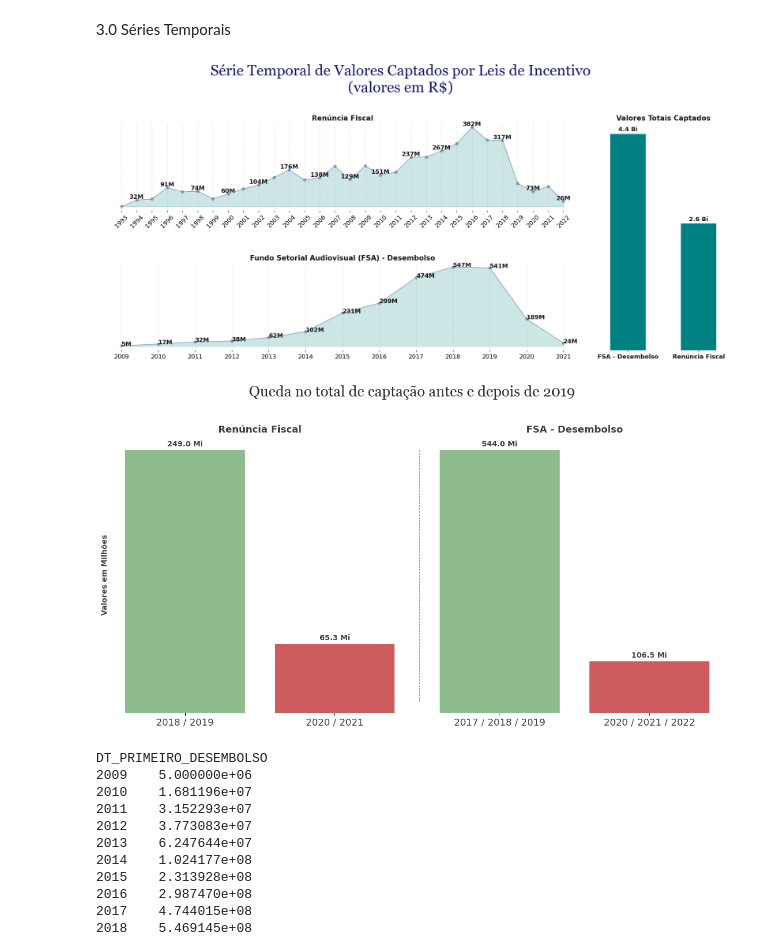
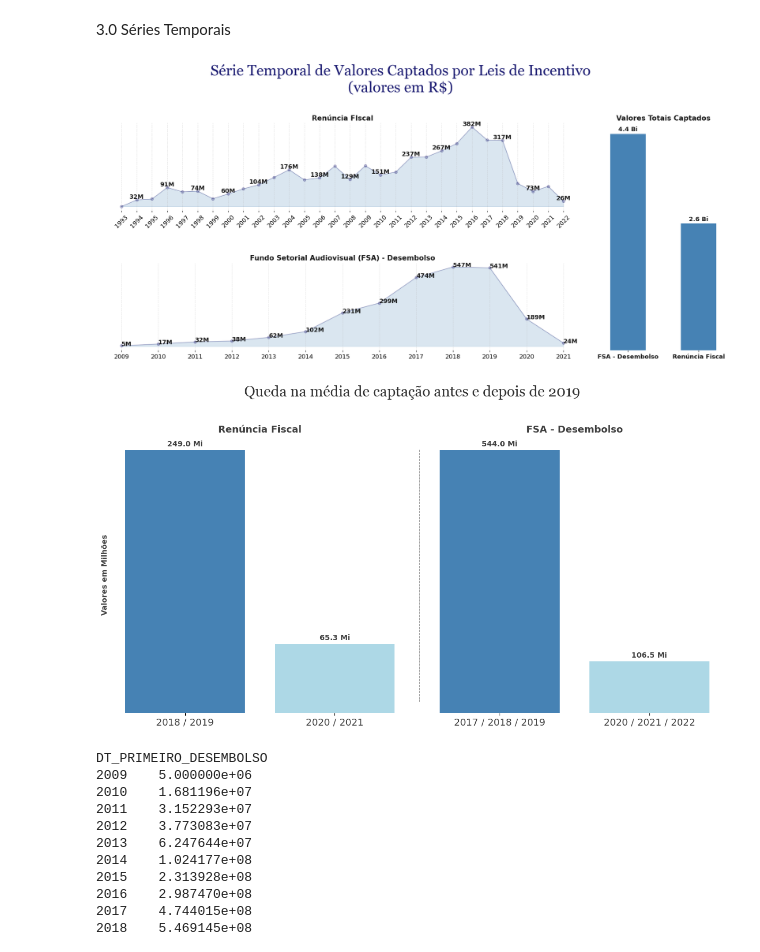
Before and after one commit to fonsecadados/AgenciaNacionalDoCinema_ANCINE, a Jupyter notebook: ANCINE_DesafiosEOportunidades.ipynb, the cells around one changed output. Cells and saved outputs as stored; diff of their text form; code cells hidden in the pictures.

```diff
--- a/ANCINE_DesafiosEOportunidades.ipynb
+++ b/ANCINE_DesafiosEOportunidades.ipynb
@@ -816,7 +816,7 @@ def grafico_fsa_renuncia_fiscal():
     axs[0].plot(df_serie_temp_renun_fiscal_ano.index, df_serie_temp_renun_fiscal_ano.values, color='midnightblue', marker='o', alpha=0.3, label='Serie Temp Renun Fiscal Ano')
     axs[0].set_xticks(df_serie_temp_renun_fiscal_ano.index)
     axs[0].set_xticklabels(df_serie_temp_renun_fiscal_ano.index, rotation=45, fontweight='light', alpha=1)
-    axs[0].fill_between(df_serie_temp_renun_fiscal_ano.index, df_serie_temp_renun_fiscal_ano.values, color="teal", alpha=0.2)
+    axs[0].fill_between(df_serie_temp_renun_fiscal_ano.index, df_serie_temp_renun_fiscal_ano.values, color="steelblue", alpha=0.2)
     axs[0].tick_params(axis='x', which='minor', width=5)
     axs[0].set_yticks([])
     axs[0].grid(linestyle='dashed', alpha=0.4)
@@ -825,7 +825,7 @@ def grafico_fsa_renuncia_fiscal():
     axs[1].plot(df_serie_temp_fsa_desembolso_ano.index, df_serie_temp_fsa_desembolso_ano.values, color='midnightblue', marker='o', alpha=0.3, label='Serie Temp Fsa Desembolso Ano')
     axs[1].set_xticks(df_serie_temp_fsa_desembolso_ano.index)
     axs[1].set_xticklabels(df_serie_temp_fsa_desembolso_ano.index, rotation=0, fontweight='light', alpha=1)
-    axs[1].fill_between(df_serie_temp_fsa_desembolso_ano.index, df_serie_temp_fsa_desembolso_ano.values, color="teal", alpha=0.2)
+    axs[1].fill_between(df_serie_temp_fsa_desembolso_ano.index, df_serie_temp_fsa_desembolso_ano.values, color="steelblue", alpha=0.2)
     axs[1].tick_params(axis='x', which='minor', width=5)
     axs[1].set_yticks([])
     axs[1].grid(linestyle='dashed', alpha=0.4)
@@ -834,7 +834,7 @@ def grafico_fsa_renuncia_fiscal():
 
     # Plotting for axs[2]
 
-    axs[2].bar(['FSA - Desembolso', 'Renúncia Fiscal'], [total_renun_fiscal, total_fsa_desembolso], width=0.5, color='teal')
+    axs[2].bar(['FSA - Desembolso', 'Renúncia Fiscal'], [total_renun_fiscal, total_fsa_desembolso], width=0.5, color='steelblue')
     for rect in axs[2].patches:
         height = rect.get_height()
         value_in_billions = height / 1e9  # Convert value to billions
@@ -867,7 +867,7 @@ def grafico_fsa_renuncia_fiscal():
 
 grafico_fsa_renuncia_fiscal()
 # %% [output]
-[figure, old version]
+[figure, new version]
 # %%
 # Dados
 total_renun_fiscal_balanco = {
@@ -894,7 +894,7 @@ fig, axs = plt.subplots(1, 2, figsize=(12, 6))
 
 # Cores para as barras
 colors_ = ['darkgreen', 'darkred']
-colors = ['darkseagreen', 'indianred']
+colors = ['steelblue', 'lightblue']
 
 # Gráfico de Renúncia Fiscal
 bars1 = axs[0].bar(x_1, renuncia_fiscal, width, color=colors)
@@ -923,35 +923,35 @@ axs[0].set_xticklabels(categories_1, rotation=0, fontweight='normal', alpha=0.75
 bars2 = axs[1].bar(x, fsa_desembolso, width, color=colors)
 
 # Adicionando os valores no topo das barras
 add_value_labels(axs[1], bars2)
 
 # Configurações do gráfico de FSA - Desembolso
 # axs[1].set_xlabel('Período', fontweight='bold', alpha=0.75)
 axs[1].set_ylabel('-----------------------------------------------------------------------------------', fontweight='bold', alpha=0.4)
 axs[1].set_title('FSA - Desembolso', fontsize=13, fontweight='bold', alpha=0.75)
 axs[1].set_xticks(x)
 axs[1].set_xticklabels(categories_2, rotation=0, fontweight='normal', alpha=0.75)
 
 # Ajustes nas grades e eixos
 for ax in axs:
     ax.tick_params(axis='both', which='major', labelsize=13)
     ax.spines['top'].set_visible(False)
     ax.spines['right'].set_visible(False)
     ax.spines['bottom'].set_visible(False)
     ax.spines['left'].set_visible(False)
     ax.set_yticks([])
 
 # Ajustando o layout
 plt.tight_layout()
 
 # Adicionando título geral
 fontprops = {'color': 'black', 'weight': 'bold', 'style': 'normal', 'family': 'Georgia'}
-plt.suptitle('Queda no total de captação antes e depois de 2019', fontdict=fontprops, fontsize=20, alpha=0.8, y=1.10)
+plt.suptitle('Queda na média de captação antes e depois de 2019', fontdict=fontprops, fontsize=20, alpha=0.8, y=1.10)
 
 # Mostrando o gráfico
 plt.show()
 # %% [output]
-[figure, old version]
+[figure, new version]
 # %%
 df_serie_temp_fsa_desembolso_ano
 # %% [output]
```
Also changed, not shown: parts of 1 cell of this notebook, 3 other files.
